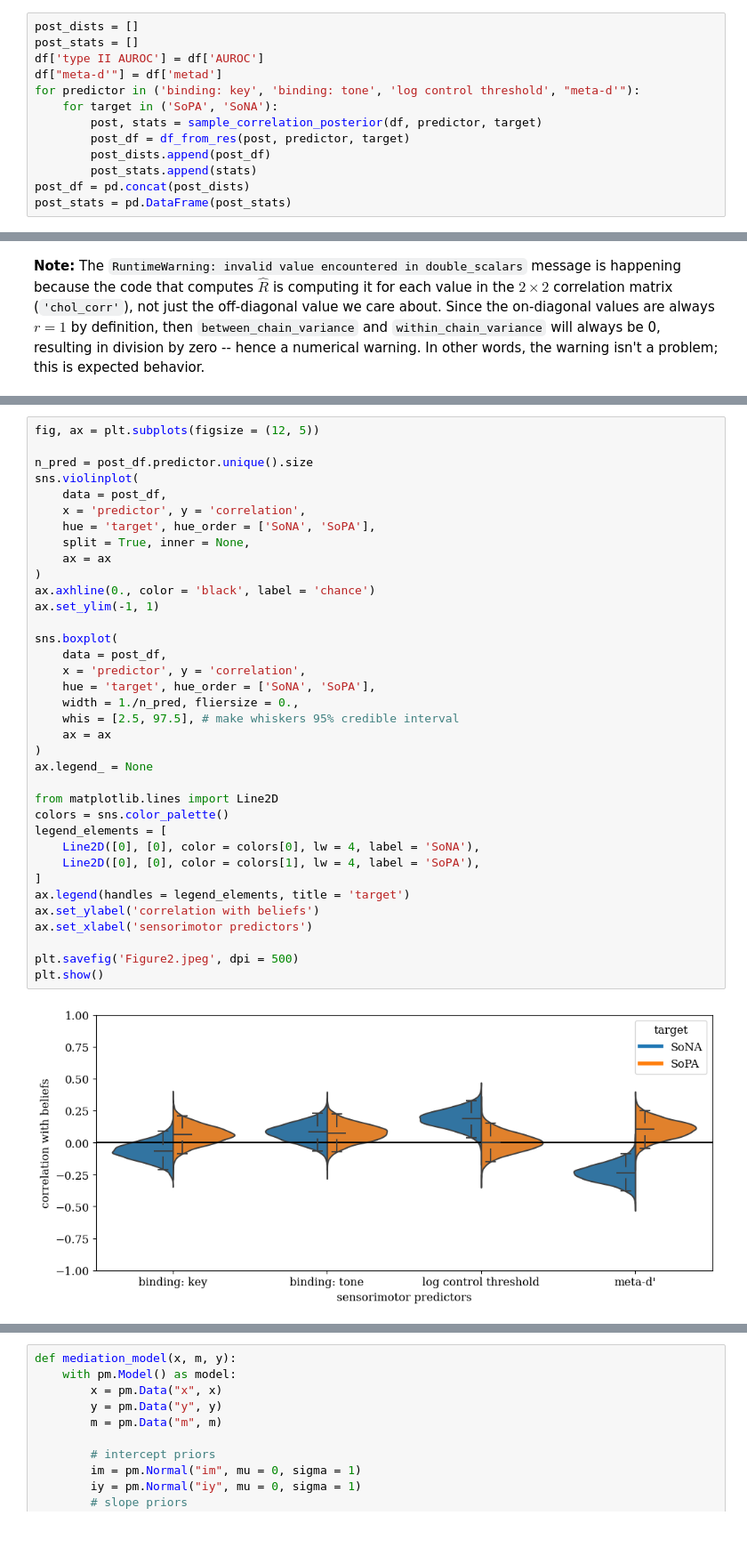
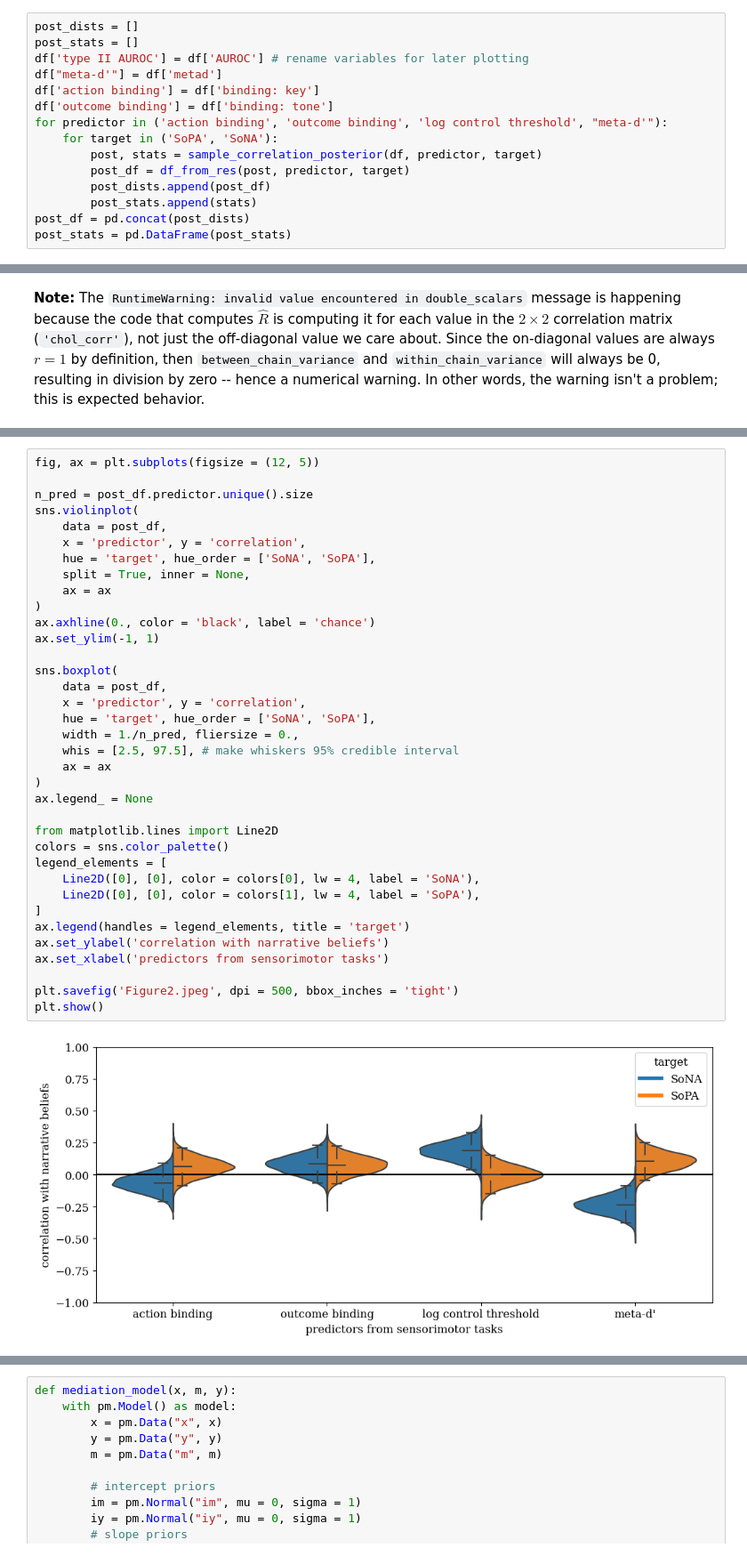
Before and after one commit to apex-lab/agency-battery-analysis, a Jupyter notebook: analysis.ipynb, the cells around one changed output, grey strips where cells are left out. Shown: that part at 89% size. Drawn from its saved outputs; the diff is of its cells as text.

```diff
--- a/analysis.ipynb
+++ b/analysis.ipynb
@@ -207,9 +210,11 @@ def df_from_res(res, predictor, target):
 # %%
 post_dists = []
 post_stats = []
-df['type II AUROC'] = df['AUROC']
+df['type II AUROC'] = df['AUROC'] # rename variables for later plotting
 df["meta-d'"] = df['metad']
-for predictor in ('binding: key', 'binding: tone', 'log control threshold', "meta-d'"):
+df['action binding'] = df['binding: key']
+df['outcome binding'] = df['binding: tone']
+for predictor in ('action binding', 'outcome binding', 'log control threshold', "meta-d'"):
     for target in ('SoPA', 'SoNA'):
         post, stats = sample_correlation_posterior(df, predictor, target)
         post_df = df_from_res(post, predictor, target)
@@ -247,37 +252,37 @@ n_pred = post_df.predictor.unique().size
 sns.violinplot(
     data = post_df,
     x = 'predictor', y = 'correlation',
     hue = 'target', hue_order = ['SoNA', 'SoPA'],
     split = True, inner = None,
     ax = ax
 )
 ax.axhline(0., color = 'black', label = 'chance')
 ax.set_ylim(-1, 1)
 
 sns.boxplot(
     data = post_df,
     x = 'predictor', y = 'correlation',
     hue = 'target', hue_order = ['SoNA', 'SoPA'],
     width = 1./n_pred, fliersize = 0.,
     whis = [2.5, 97.5], # make whiskers 95% credible interval
     ax = ax
 )
 ax.legend_ = None
 
 from matplotlib.lines import Line2D
 colors = sns.color_palette()
 legend_elements = [
     Line2D([0], [0], color = colors[0], lw = 4, label = 'SoNA'),
     Line2D([0], [0], color = colors[1], lw = 4, label = 'SoPA'),
 ]
 ax.legend(handles = legend_elements, title = 'target')
-ax.set_ylabel('correlation with beliefs')
-ax.set_xlabel('sensorimotor predictors')
+ax.set_ylabel('correlation with narrative beliefs')
+ax.set_xlabel('predictors from sensorimotor tasks')
 
-plt.savefig('Figure2.jpeg', dpi = 500)
+plt.savefig('Figure2.jpeg', dpi = 500, bbox_inches = 'tight')
 plt.show()
 # %% [output]
-[figure, old version]
+[figure, new version]
 # %%
 sns.pairplot(
     df,
```
Also changed, not shown: parts of 14 cells of this notebook, 4 other files.
